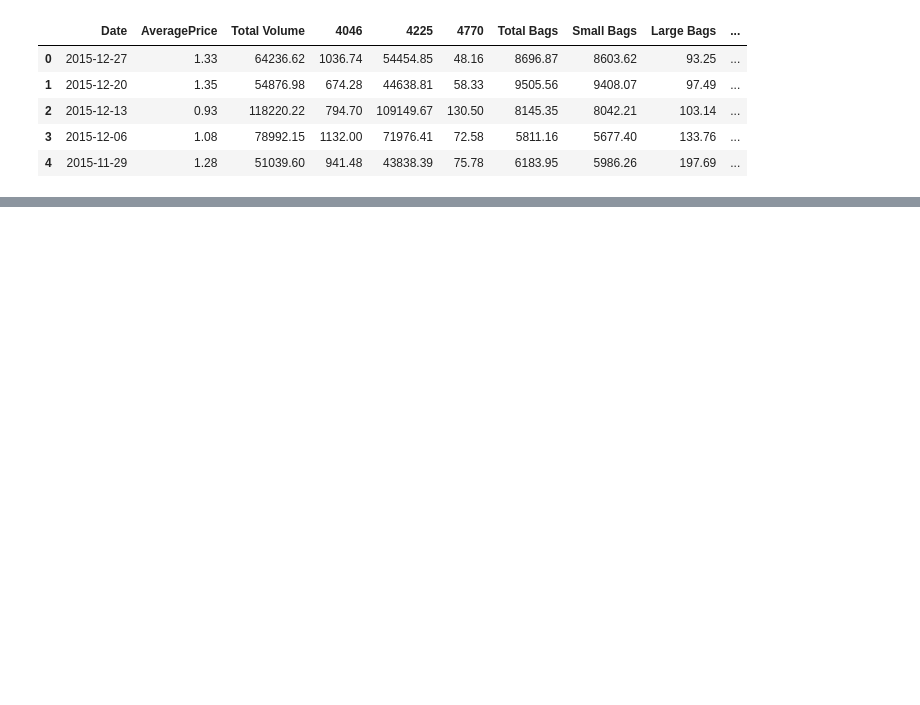
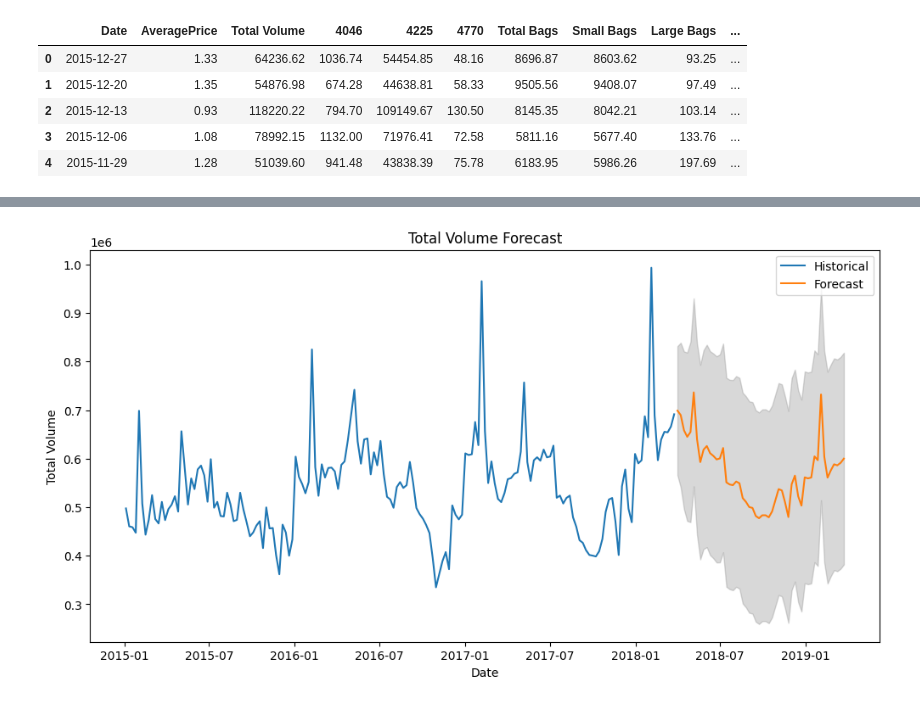
Before and after one commit to Joyfreaky/avocado_analytics, a Jupyter notebook: avocado.ipynb, the cells around one changed output, grey strips where cells are left out. Drawn from its saved outputs; the diff is of its cells as text; code cells hidden in the pictures; blank space fills up the shorter version.

```diff
--- a/avocado.ipynb
+++ b/avocado.ipynb
@@ -515,0 +365,31 @@ plt.show()
+# %%
+from pmdarima import auto_arima
+
+# Select the 'Total Volume' column
+total_volume = df_weekly['Total Volume']
+
+# Select other features as exogenous variables except 'Total Volume' and 'Year'
+exogenous_variables = df_weekly.drop(['Total Volume','year'], axis=1)
+
+# Perform automated ARIMA model selection with exogenous variables and seasonal modeling
+model = auto_arima(total_volume, exogenous=exogenous_variables, seasonal=True, m=52, suppress_warnings=True)
+
+# Forecast future Total Volume
+future_steps = 52  # Number of future steps to forecast
+forecast, conf_int = model.predict(n_periods=future_steps, exogenous=exogenous_variables[-future_steps:], return_conf_int=True)
+
+# Create a range of future dates for plotting
+future_dates = pd.date_range(start=total_volume.index[-1], periods=future_steps + 1, freq='W')[1:]
+
+# Plot the historical and forecasted Total Volume
+plt.figure(figsize=(12, 6))
+plt.plot(total_volume.index, total_volume, label='Historical')
+plt.plot(future_dates, forecast, label='Forecast')
+plt.fill_between(future_dates, conf_int[:, 0], conf_int[:, 1], color='gray', alpha=0.3)
+plt.title('Total Volume Forecast')
+plt.xlabel('Date')
+plt.ylabel('Total Volume')
+plt.legend()
+plt.show()
+# %% [output]
+[figure, added]
```
Also changed, not shown: parts of 21 cells of this notebook.
